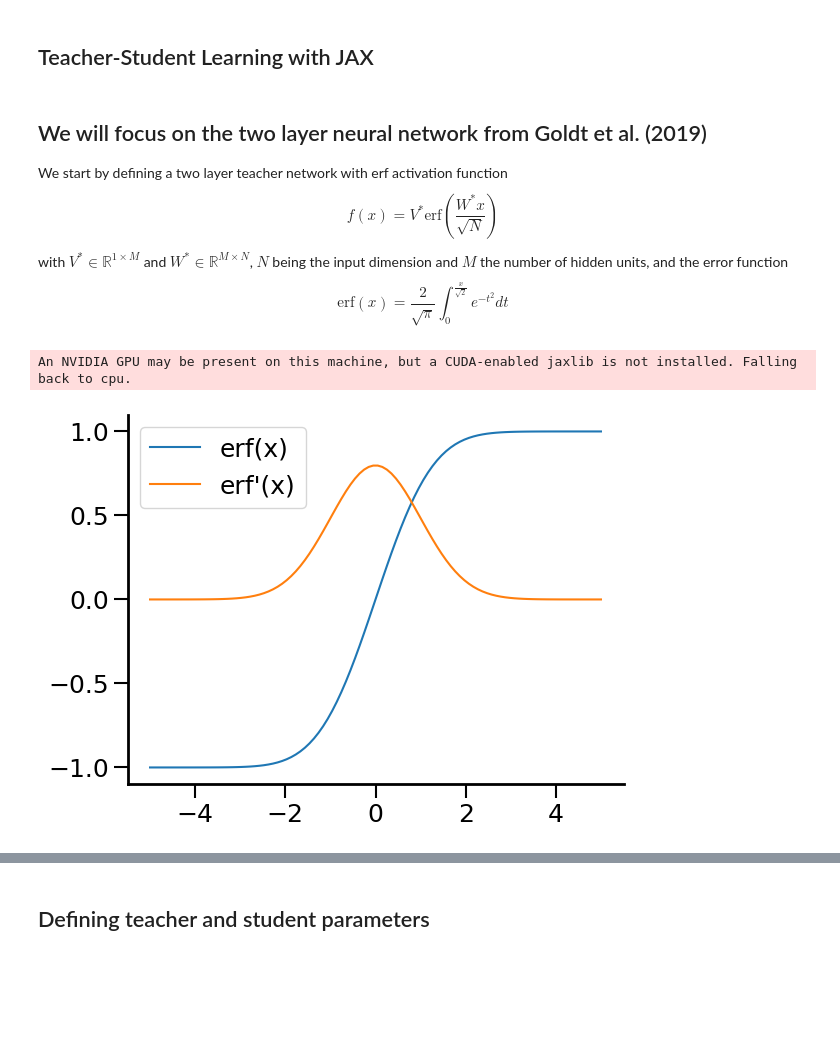
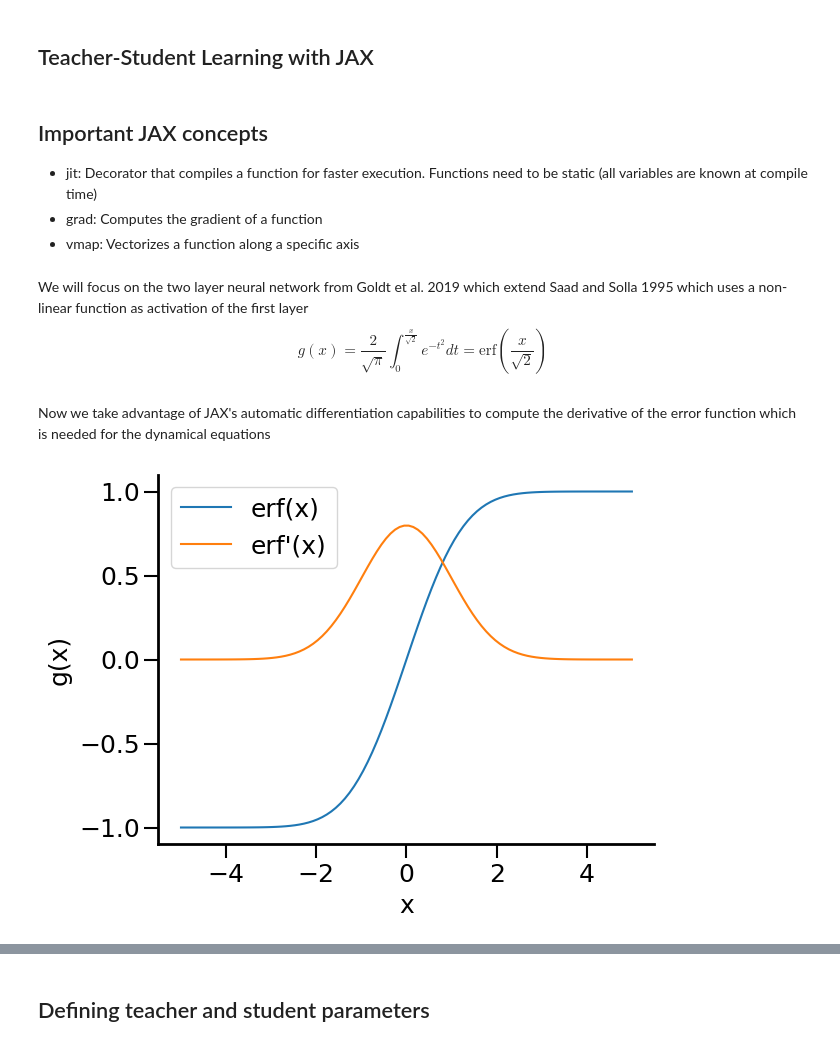
Before and after one commit to rodrigcd/saxe_lab_tutorial_2024, a Jupyter notebook: full_tutorial.ipynb, the cells around one changed output, grey strips where cells are left out. Drawn from its saved outputs; the diff is of its cells as text; code cells hidden in the pictures; blank space fills up the shorter version.

```diff
--- a/full_tutorial.ipynb
+++ b/full_tutorial.ipynb
@@ -11,11 +11,14 @@ from tqdm import tqdm
 load_plot_config()
 np.random.seed(0)
+# %% [markdown]
+## Important JAX concepts
+- jit: Decorator that compiles a function for faster execution. Functions need to be static (all variables are known at compile time)
+- grad: Computes the gradient of a function
+- vmap: Vectorizes a function along a specific axis
 # %% [markdown]
-## We will focus on the two layer neural network from Goldt et al. (2019)
-We start by defining a two layer teacher network with erf activation function
-$$ f(x) = V^{*} \text{erf}\left(\frac{W^{*} x}{\sqrt{N}}\right) $$
-
-with $V^{*}\in \mathbb{R}^{1 \times M}$ and $W^{*}\in \mathbb{R}^{M\times N}$, $N$ being the input dimension and $M$ the number of hidden units, and the error function $$\text{erf}(x) = \frac{2}{\sqrt{\pi}}\int_{0}^{\frac{x}{\sqrt{2}}}e^{-t^{2}}dt$$
+We will focus on the two layer neural network from Goldt et al. 2019 which extend Saad and Solla 1995
+which uses a non-linear function as activation of the first layer
+$$g(x) = \frac{2}{\sqrt{\pi}}\int_{0}^{\frac{x}{\sqrt{2}}}e^{-t^{2}}dt = \text{erf}\left(\frac{x}{\sqrt{2}}\right)$$
 # %%
 @jit
 def error_function(x):
@@ -27,9 +26,15 @@ def error_function_derivative(x):
+# %% [markdown]
+Now we take advantage of JAX's automatic differentiation capabilities to compute the derivative of the error function which is needed for the dynamical equations
+# %%
+error_function_derivative = grad(error_function)
+vmap_error_function_derivative = vmap(error_function_derivative, in_axes=0)
 # %%
 x = jnp.linspace(-5, 5, 100)
 plt.plot(x, error_function(x), label='erf(x)')
-plt.plot(x, error_function_derivative(x), label='erf\'(x)')
+plt.plot(x, vmap_error_function_derivative(x), label='erf\'(x)')
+plt.xlabel('x')
+plt.ylabel('g(x)')
 plt.legend()
 plt.show()
 # %% [output]
-An NVIDIA GPU may be present on this machine, but a CUDA-enabled jaxlib is not installed. Falling back to cpu.
-[figure, old version]
+[figure, new version]
```
Also changed, not shown: parts of 22 cells of this notebook, 2 other files.
